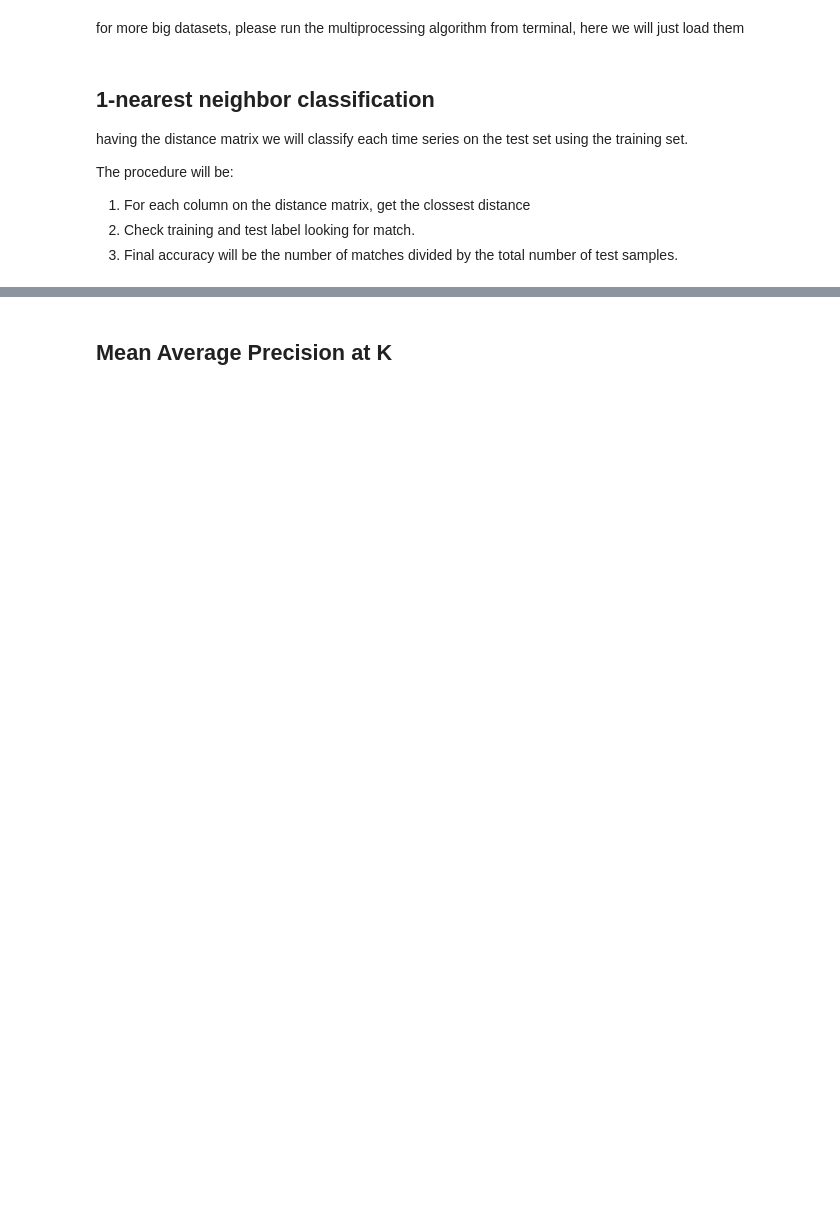
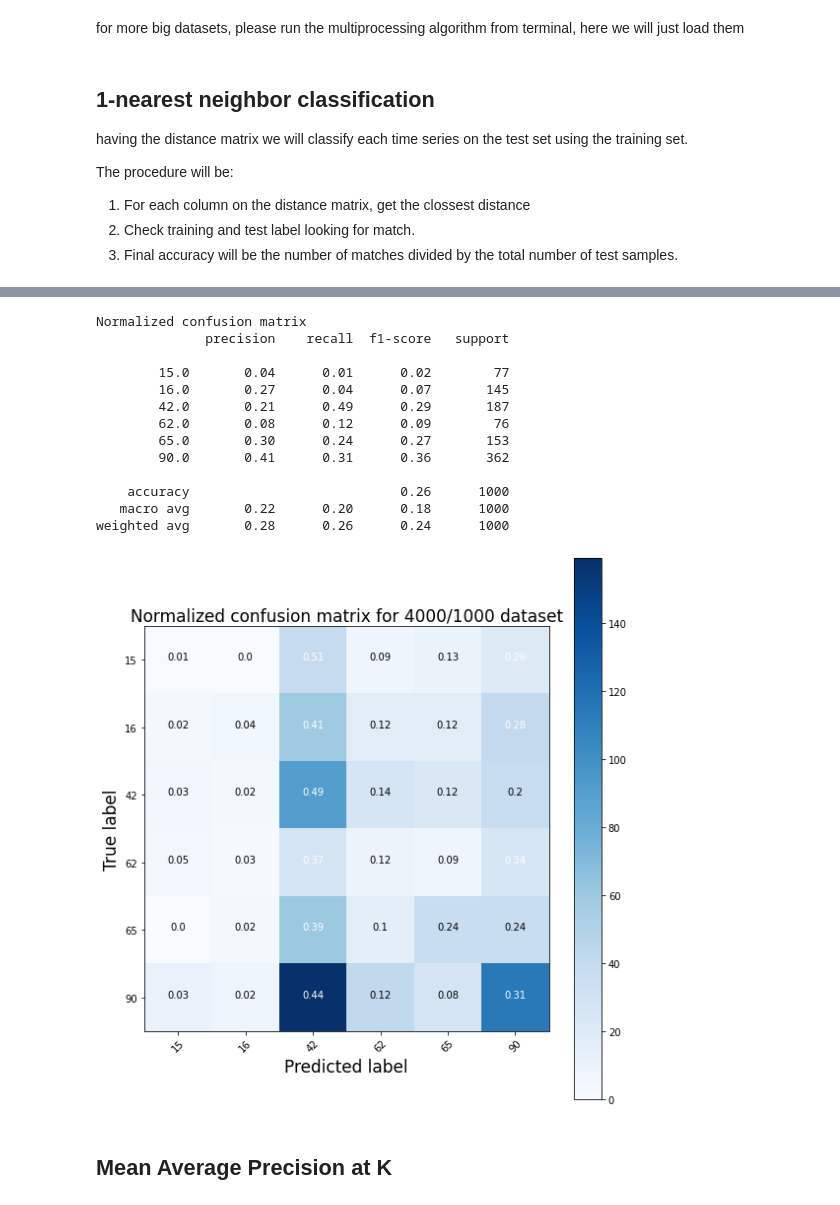
Before and after one commit to frmunozz/irregular-bag-of-pattern, a Jupyter notebook: notebooks/BruteForce.ipynb, the cells around one changed output, grey strips where cells are left out. Drawn from its saved outputs; the diff is of its cells as text; code cells hidden in the pictures; blank space fills up the shorter version.

```diff
--- a/notebooks/BruteForce.ipynb
+++ b/notebooks/BruteForce.ipynb
@@ -286,6 +122,8 @@ def bruteforce_classifier(dataset_folder, dmatrix_folder, n1, n2, c, dist_type="
     n = len(train_labels)
     m = len(test_labels)
     count = 0
+    pred_label = []
+#     print(m)
     for j in range(m):
         dmin = np.inf
         mink = -1
@@ -293,8 +131,10 @@ def bruteforce_classifier(dataset_folder, dmatrix_folder, n1, n2, c, dist_type="
             if dmatrix[i][j] < dmin:
                 dmin = dmatrix[i][j]
                 mink = i
+        pred_label.append(train_labels[mink])
         if test_labels[j] == train_labels[mink]:
             count += 1
-    return count, count/m
+#     print(len(pred_label))
+    return count, count/m, np.array(pred_label), test_labels
 # %%
 # loading matrix
@@ -322,3 +164,71 @@ accuracy for dataset [6278, 1570, 14]: 0.2337579617834395
+# %%
+def plot_confusion_matrix(cm, classes,
+                          normalize=False,
+                          title='Confusion matrix',
+                          cmap=plt.cm.Blues):
+    """
+    This function prints and plots the confusion matrix.
+    Normalization can be applied by setting `normalize=True`.
+    """
+    plt.imshow(cm, interpolation='nearest', cmap=cmap)
+    plt.title(title, fontsize=17)
+    plt.colorbar()
+    tick_marks = np.arange(len(classes))
+    plt.xticks(tick_marks, classes, rotation=45)
+    plt.yticks(tick_marks, classes)
+
+    if normalize:
+        cm = np.round(cm.astype('float') / cm.sum(axis=1)[:, np.newaxis], 2)
+        print("Normalized confusion matrix")
+    else:
+        print('Confusion matrix, without normalization')
+
+#     print(cm)
+
+    thresh = cm.max() / 2.
+    for i, j in itertools.product(range(cm.shape[0]), range(cm.shape[1])):
+        plt.text(j, i, cm[i, j],
+                 horizontalalignment="center",
+                 color="white" if cm[i, j] > thresh else "black")
+
+    plt.tight_layout()
+    plt.ylabel('True label', fontsize=17)
+    plt.xlabel('Predicted label', fontsize=17)
+
+# Compute confusion matrix for last test
+N = 4
+y_test = test_labels_dtw[N]
+y_pred = pred_labels_dtw[N]
+cnf_matrix = confusion_matrix(y_test, y_pred)
+np.set_printoptions(precision=2)
+
+# Plot non-normalized confusion matrix
+class_names = [15, 16, 42, 62, 65, 90]
+# plt.figure(figsize=(6, 6))
+# plot_confusion_matrix(cnf_matrix, classes=class_names,
+#                       title='Confusion matrix, without normalization')
+
+# Plot normalized confusion matrix
+plt.figure(figsize=(8, 8))
+plot_confusion_matrix(cnf_matrix, classes=class_names, normalize=True,
+                      title='Normalized confusion matrix for %d/%d dataset' % (n1_arr[N], n2_arr[N]))
+
+print(classification_report(y_test, y_pred))
+# %% [output]
+Normalized confusion matrix
+              precision    recall  f1-score   support
+
+        15.0       0.04      0.01      0.02        77
+        16.0       0.27      0.04      0.07       145
+        42.0       0.21      0.49      0.29       187
+        62.0       0.08      0.12      0.09        76
+        65.0       0.30      0.24      0.27       153
+        90.0       0.41      0.31      0.36       362
+
+    accuracy                           0.26      1000
+   macro avg       0.22      0.20      0.18      1000
+weighted avg       0.28      0.26      0.24      1000
+[figure, added]
 # %% [markdown]
 ## Mean Average Precision at K
 # %%
```
Also changed, not shown: parts of 20 cells of this notebook, 6 other files.
